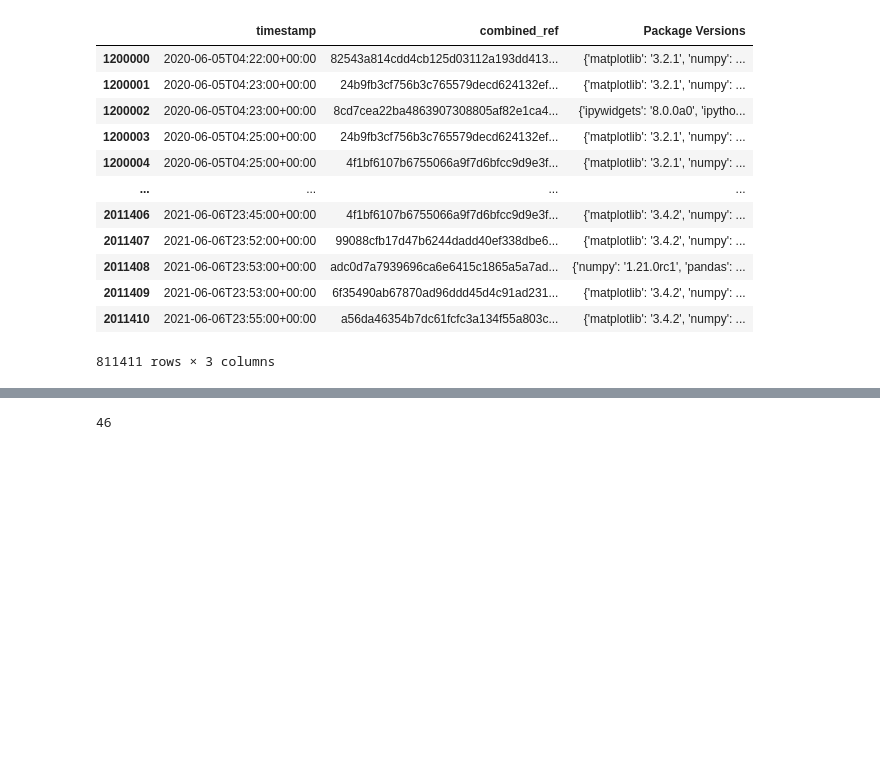
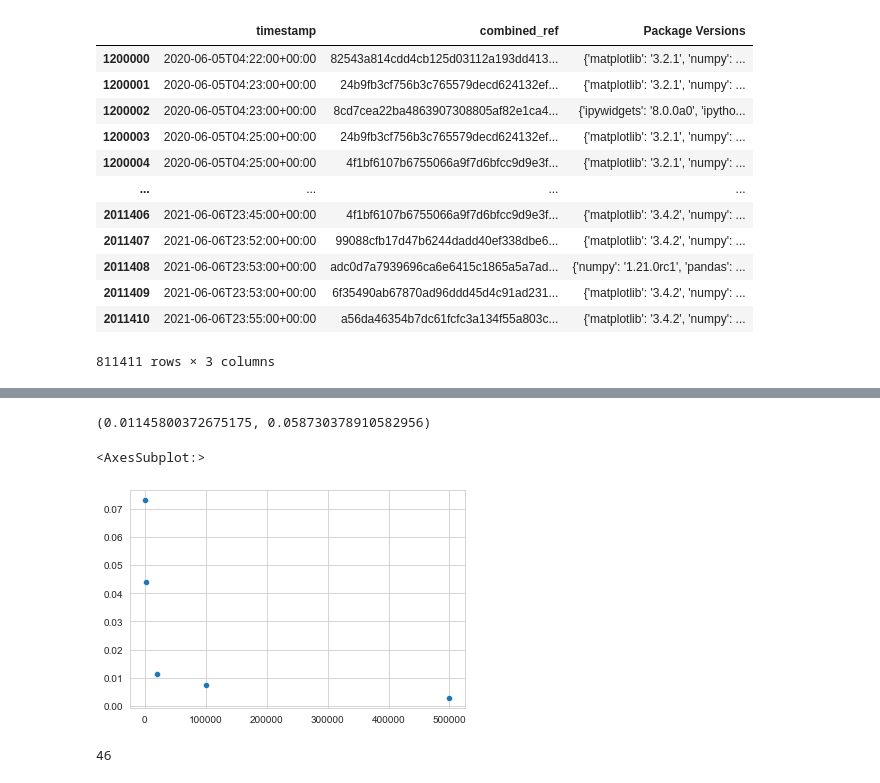
Before and after one commit to kevingao26/Binder-Logs, a Jupyter notebook: 6. The Models/Model Workspace.ipynb, the cells around one changed output, grey strips where cells are left out. Saved outputs shown, nothing was run; the diff lists cells and outputs as text; code cells hidden in the pictures; blank space fills up the shorter version.

```diff
--- a/6. The Models/Model Workspace.ipynb
+++ b/6. The Models/Model Workspace.ipynb
@@ -1018,3 +1081,21 @@ rs[0], rs[1], rs[2], rs[4], rs[5], rs[6]
+# %%
+cvers, cstat, cdynamic = [], [], []
+for c in rs[3]:
+    cvers.append(c.extra_vers)
+    cstat.append(c.extra_stat1)
+    cdynamic.append(c.extra_dynamic)
+
+np.median(cdynamic), np.std(cdynamic)
+# %% [output]
+(0.01145800372675175, 0.058730378910582956)
+# %%
+xd = np.array([200, 2000, 20000, 100000, 500000])
+yd = np.array([0.073, 0.044, 0.01146, 0.0074, 0.0029])
+
+sns.scatterplot(xd, yd)
+# %% [output]
+<AxesSubplot:>
+[figure, added]
 # %%
 len(nl_containers[0].pack_list)
 # %% [output]
```
Also changed, not shown: parts of 8 cells of this notebook, 6 other files.
